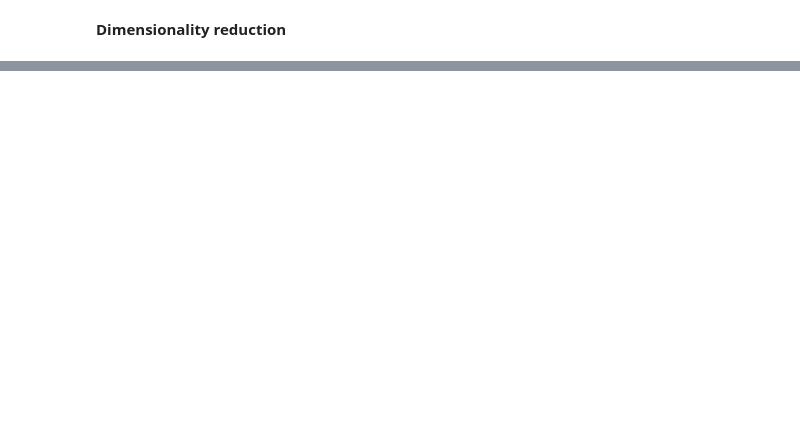
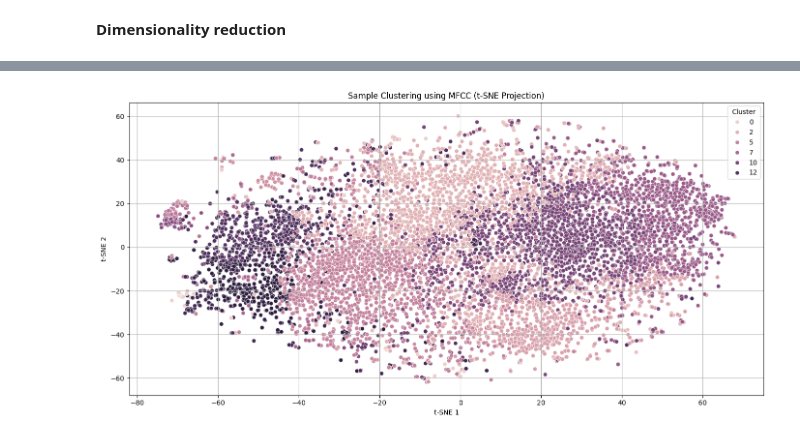
Before and after one commit to 8asic/mlpc2025-sound-event-detection, a Jupyter notebook: 4. Text Features.ipynb, the cells around one changed output, grey strips where cells are left out. Saved outputs shown, nothing was run; the diff lists cells and outputs as text; code cells hidden in the pictures; blank space fills up the shorter version.

```diff
--- a/4. Text Features.ipynb
+++ b/4. Text Features.ipynb
@@ -86,0 +81,47 @@ after using UMAP and clustering the text features (annotations embeddings) it i
+# %%
+multi_feature_names= ["melspectrogram","mfcc"]
+# %%
+# dict keys:feature names values: sample values
+meta_df = pd.read_csv(r"C:\Users\user\Desktop\MLPC\metadata.csv")
+meta_df.set_index("filename",inplace=True)
+multi_features= {}
+for i in multi_feature_names:
+    multi_features[i] = []
+
+for i in multi_feature_names:
+    for idx, row in meta_df.iterrows():
+        file_name = idx.replace("mp3", "npz")
+        path_to_feature_file = os.path.join(r"C:\Users\user\Desktop\MLPC", "audio_features", file_name)
+        feature = np.load(path_to_feature_file)[i]
+        multi_features[i].append(feature)
+# %%
+mfcc_samples = multi_features['mfcc']
+# %%
+mfcc_vectors = [np.mean(mfcc, axis=0) if isinstance(mfcc, np.ndarray) else np.array(mfcc)
+                for mfcc in mfcc_samples]  # shape: [n_samples, n_coeffs]
+
+X = np.stack(mfcc_vectors)
+
+
+scaler = StandardScaler()
+X_scaled = scaler.fit_transform(X)
+
+k = 15
+kmeans = KMeans(n_clusters=15, random_state=42)
+labels = kmeans.fit_predict(X_scaled)
+# %%
+tsne = TSNE(n_components=2, perplexity=30, random_state=42, n_iter=1000)
+X_tsne = tsne.fit_transform(X_scaled)
+
+
+fig,ax = plt.subplots(figsize=(14,7))
+sns.scatterplot(x=X_tsne[:, 0], y=X_tsne[:, 1], hue=labels, ax=ax)
+plt.title("Sample Clustering using MFCC (t-SNE Projection)")
+plt.xlabel("t-SNE 1")
+plt.ylabel("t-SNE 2")
+plt.legend(title="Cluster")
+plt.grid(True)
+plt.tight_layout()
+plt.show()
+# %% [output]
+[figure, added]
```
Also changed, not shown: parts of 17 cells of this notebook.
